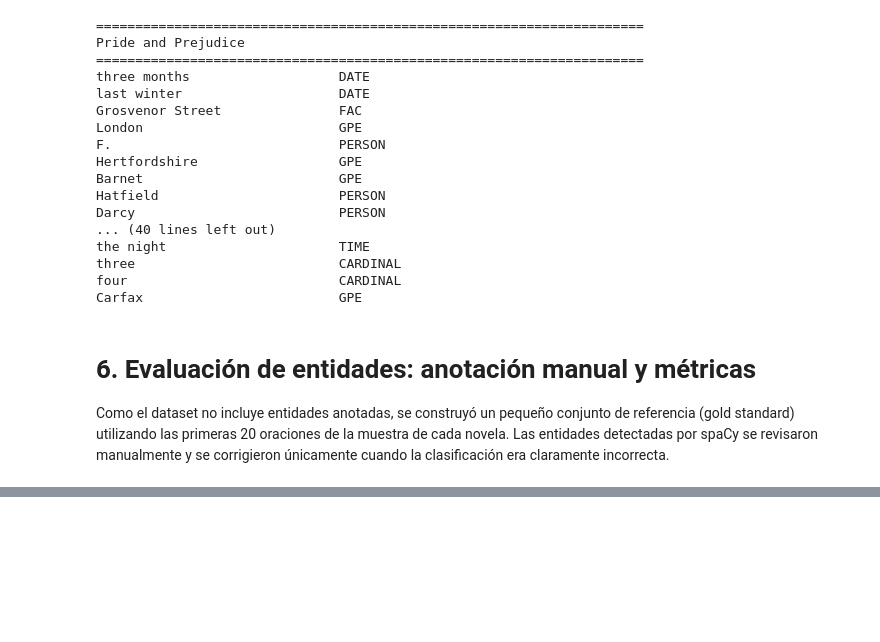
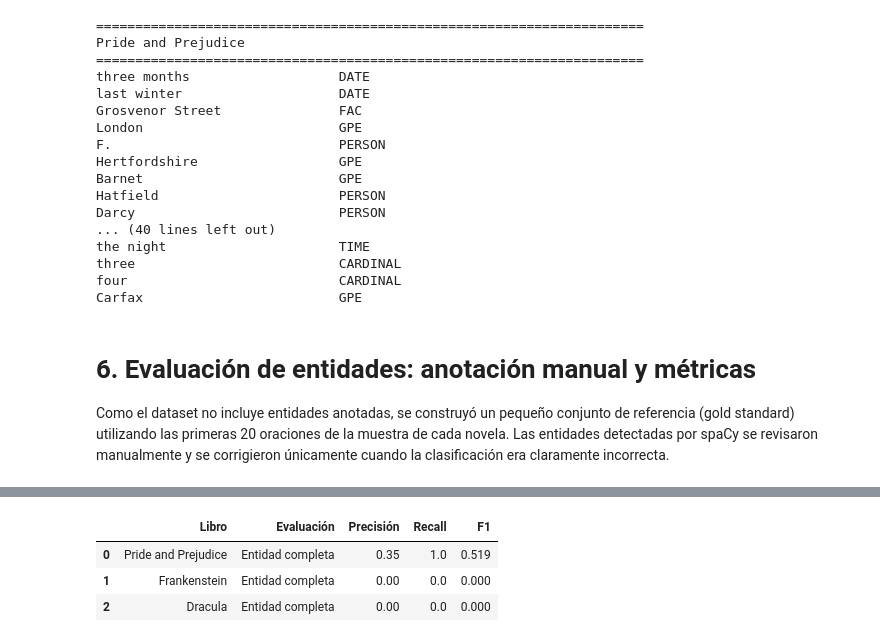
Before and after one commit to Cynthiss/NLP, a Jupyter notebook: Lab_6/Lab_6.ipynb, the cells around one changed output, grey strips where cells are left out. Drawn from its saved outputs; the diff is of its cells as text; code cells hidden in the pictures; blank space fills up the shorter version.

```diff
--- a/Lab_6/Lab_6.ipynb
+++ b/Lab_6/Lab_6.ipynb
@@ -966 +940,10 @@ for title, doc in evaluation_docs.items():
+# %%
+# Seleccionamos 20 oraciones por libro para evaluación
+
+evaluation_docs = {}
+
+for title, data in books.items():
+    eval_sentences = data["sample_sentences"][:20]
+    eval_text = " ".join([sent.text for sent in eval_sentences])
+    evaluation_docs[title] = nlp(eval_text)
 # %%
@@ -1015,0 +1062,40 @@ token_results
+# %%
+# Métricas a nivel de entidad completa
+
+entity_level_results = []
+
+for title in evaluation_docs.keys():
+
+    gold = set([
+        (start, end, label)
+        for start, end, label, text in gold_standard_spans[title]
+    ])
+
+    pred = set([
+        (start, end, label)
+        for start, end, label, text in predicted_spans[title]
+    ])
+
+    tp = len(gold & pred)
+    fp = len(pred - gold)
+    fn = len(gold - pred)
+
+    precision = tp / (tp + fp) if (tp + fp) > 0 else 0
+    recall = tp / (tp + fn) if (tp + fn) > 0 else 0
+    f1 = 2 * precision * recall / (precision + recall) if (precision + recall) > 0 else 0
+
+    entity_level_results.append({
+        "Libro": title,
+        "Evaluación": "Entidad completa",
+        "Precisión": precision,
+        "Recall": recall,
+        "F1": f1
+    })
+
+entity_level_df = pd.DataFrame(entity_level_results)
+entity_level_df.round(3)
+# %% [output]
+|  | Libro | Evaluación | Precisión | Recall | F1 |
+| 0 | Pride and Prejudice | Entidad completa | 0.35 | 1.0 | 0.519 |
+| 1 | Frankenstein | Entidad completa | 0.00 | 0.0 | 0.000 |
+| 2 | Dracula | Entidad completa | 0.00 | 0.0 | 0.000 |
```
Also changed, not shown: parts of 9 cells of this notebook.
